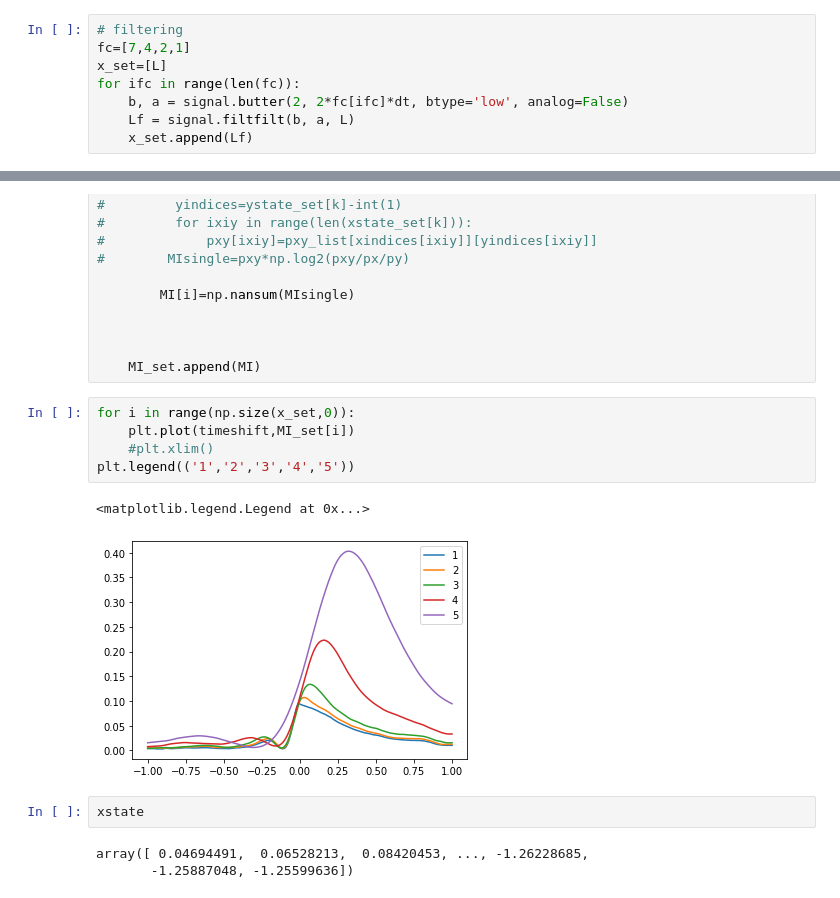
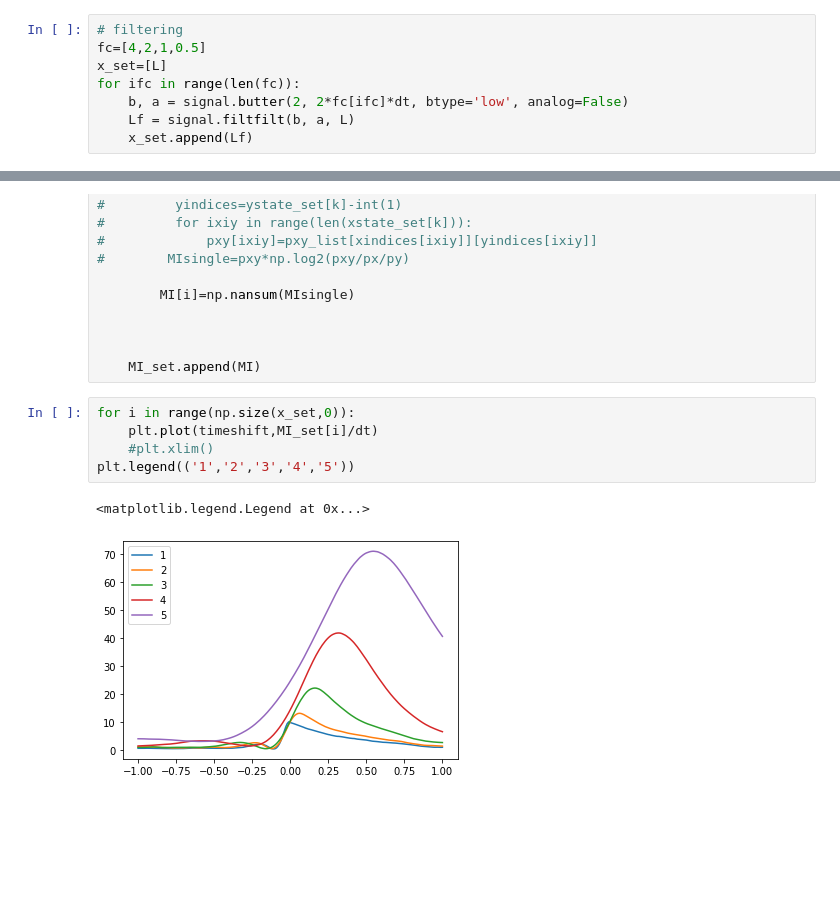
Before and after one commit to llincooi/retina_python, a Jupyter notebook: OU-filtering-two-neuron-feedback-model.ipynb, the cells around one changed output, grey strips where cells are left out. Saved outputs shown, nothing was run; the diff lists cells and outputs as text; blank space fills up the shorter version.

```diff
--- a/OU-filtering-two-neuron-feedback-model.ipynb
+++ b/OU-filtering-two-neuron-feedback-model.ipynb
@@ -18,7 +18,7 @@ for i in range(len(T)-1):
     L[i+1]=L[i]*(1-dt/tau)+math.sqrt(D*dt)*np.random.normal(mu,sigma)
 # %%
 # filtering
-fc=[7,4,2,1]
+fc=[4,2,1,0.5]
 x_set=[L]
 for ifc in range(len(fc)):
     b, a = signal.butter(2, 2*fc[ifc]*dt, btype='low', analog=False)
@@ -245,14 +245,9 @@ for k in range(np.size(x_set,0)):
     MI_set.append(MI)
 # %%
 for i in range(np.size(x_set,0)):
-    plt.plot(timeshift,MI_set[i])
+    plt.plot(timeshift,MI_set[i]/dt)
     #plt.xlim()
 plt.legend(('1','2','3','4','5'))
 # %% [output]
 <matplotlib.legend.Legend at 0x...>
-[figure, old version]
+[figure, new version]
-# %%
-xstate
-# %% [output]
-array([ 0.04694491,  0.06528213,  0.08420453, ..., -1.26228685,
-       -1.25887048, -1.25599636])
```
Also changed, not shown: parts of 12 cells of this notebook, 4 other files.
